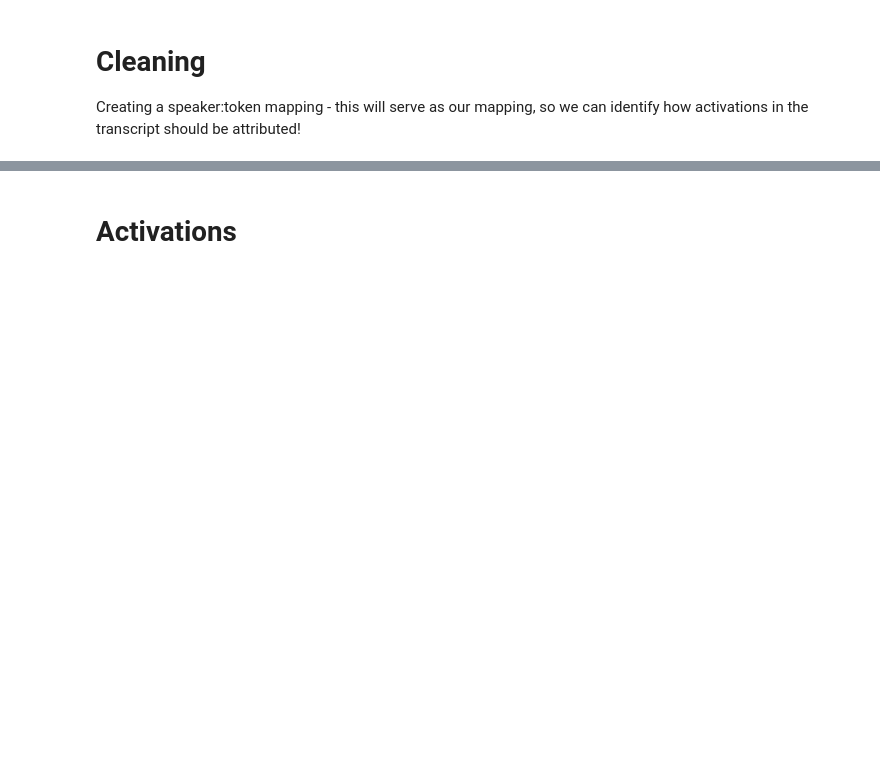
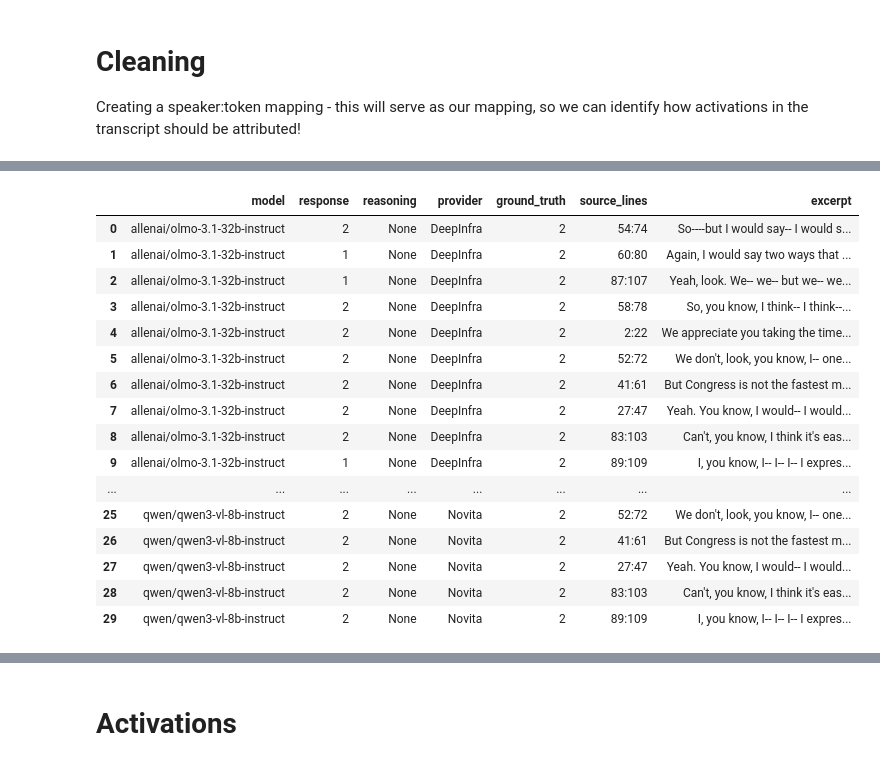
Before and after one commit to certainforest/role-representation, a Jupyter notebook: speaker-tracking/scripts/01_eda.ipynb, the cells around one changed output, grey strips where cells are left out. Cells and saved outputs as stored; diff of their text form; code cells hidden in the pictures; blank space fills up the shorter version.

Commit message:
updating excerpt creation logic

````diff
--- a/speaker-tracking/scripts/01_eda.ipynb
+++ b/speaker-tracking/scripts/01_eda.ipynb
@@ -87,0 +86,5 @@ logit_lens.plot_logit_lens(df, target="C")
+# %%
+lines = parse_transcript(
+    doc_paths[2],
+    speakers = ["JO LING KENT", "DARIO AMODEI"]
+)
@@ -88,3 +147,15 @@ logit_lens.plot_logit_lens(df, target="C")
+# %%
+# choose some random excerpts
+import random
+n = len(excerpts)
+k = 10
+idx = random.sample(range(n), k)
+
+eoi = []
+for i in idx:
+    eoi.append(excerpts[i])
+
+# len(eoi)
 # %% [markdown]
 # Cleaning
 Creating a speaker:token mapping - this will serve as our mapping, so we can identify how activations in the transcript should be attributed!
@@ -197,0 +162,83 @@ I'm now carefully examining the user's explicit instructions, specifically the f
+# %%
+# other variants
+# (1) incorrect labels
+from textwrap import dedent
+from utils.eval import send_openrouter_request
+
+models = [
+    # 'qwen/qwen-2.5-7b-instruct',
+    'allenai/olmo-3.1-32b-instruct'
+    ,'allenai/olmo-3-7b-instruct'
+    ,'qwen/qwen3-vl-8b-instruct'
+    # 'qwen/qwen3-vl-30b-a3b-instruct'
+    ]
+
+# TK: we should separate these into correct, incorrect, invalid
+results = []
+for m in models:
+    for e in eoi:
+        prompt = dedent(f"""You will be shown a transcript excerpt between multiple speakers where the speaker lines are unlabelled. Please segment these
+
+
+        """)
+        # prompt = dedent(f"""You will be asked how many speakers are involved in a conversation excerpt and will need to output a single number as your response.
+        # We are only interested in those who are actively and directly participating in this exchange.
+        # It is important that you output only a single number as your final answer.
+
+        # Here's an example:
+        # ```
+        # Alice: Hi Bob
+        # Bob: Hi Alice
+        # ```
+        # 2
+
+        # Here is the excerpt:
+        # ```
+        # {e['unlabeled_text']}
+        # ```
+        # Output:
+        # """)
+
+        messages = [{"role": "user", "content": prompt}]
+
+        # default model is used since we don't pass `model=...`
+        response, reasoning, refusal, provider = send_openrouter_request(
+            messages,
+            model = m,
+            temperature=0.0,
+            max_tokens=2000,
+        )
+
+        # print("provider:", provider)
+        # print("response:", response)
+        # print('# speakers:', len(e['speakers']))
+        results.append({
+            'model': m,
+            'response': response,
+            'reasoning': reasoning,
+            'provider': provider,
+            'ground_truth': len(e['speakers']),
+            'source_lines': e['source_lines'],
+            'excerpt': e['unlabeled_text']
+
+        })
+
+pd.DataFrame(results)
+# %% [output]
+|  | model | response | reasoning | provider | ground_truth | source_lines | excerpt |
+| 0 | allenai/olmo-3.1-32b-instruct | 2 | None | DeepInfra | 2 | 54:74 | So----but I would say-- I would s... |
+| 1 | allenai/olmo-3.1-32b-instruct | 1 | None | DeepInfra | 2 | 60:80 | Again, I would say two ways that ... |
+| 2 | allenai/olmo-3.1-32b-instruct | 1 | None | DeepInfra | 2 | 87:107 | Yeah, look. We-- we-- but we-- we... |
+| 3 | allenai/olmo-3.1-32b-instruct | 2 | None | DeepInfra | 2 | 58:78 | So, you know, I think-- I think--... |
+| 4 | allenai/olmo-3.1-32b-instruct | 2 | None | DeepInfra | 2 | 2:22 | We appreciate you taking the time... |
+| 5 | allenai/olmo-3.1-32b-instruct | 2 | None | DeepInfra | 2 | 52:72 | We don't, look, you know, I-- one... |
+| 6 | allenai/olmo-3.1-32b-instruct | 2 | None | DeepInfra | 2 | 41:61 | But Congress is not the fastest m... |
+| 7 | allenai/olmo-3.1-32b-instruct | 2 | None | DeepInfra | 2 | 27:47 | Yeah. You know, I would-- I would... |
+| 8 | allenai/olmo-3.1-32b-instruct | 2 | None | DeepInfra | 2 | 83:103 | Can't, you know, I think it's eas... |
+| 9 | allenai/olmo-3.1-32b-instruct | 1 | None | DeepInfra | 2 | 89:109 | I, you know, I-- I-- I-- I expres... |
+| ... | ... | ... | ... | ... | ... | ... | ... |
+| 25 | qwen/qwen3-vl-8b-instruct | 2 | None | Novita | 2 | 52:72 | We don't, look, you know, I-- one... |
+| 26 | qwen/qwen3-vl-8b-instruct | 2 | None | Novita | 2 | 41:61 | But Congress is not the fastest m... |
+| 27 | qwen/qwen3-vl-8b-instruct | 2 | None | Novita | 2 | 27:47 | Yeah. You know, I would-- I would... |
+| 28 | qwen/qwen3-vl-8b-instruct | 2 | None | Novita | 2 | 83:103 | Can't, you know, I think it's eas... |
+| 29 | qwen/qwen3-vl-8b-instruct | 2 | None | Novita | 2 | 89:109 | I, you know, I-- I-- I-- I expres... |
````
Also changed, not shown: parts of 19 cells of this notebook, 5 other files.
